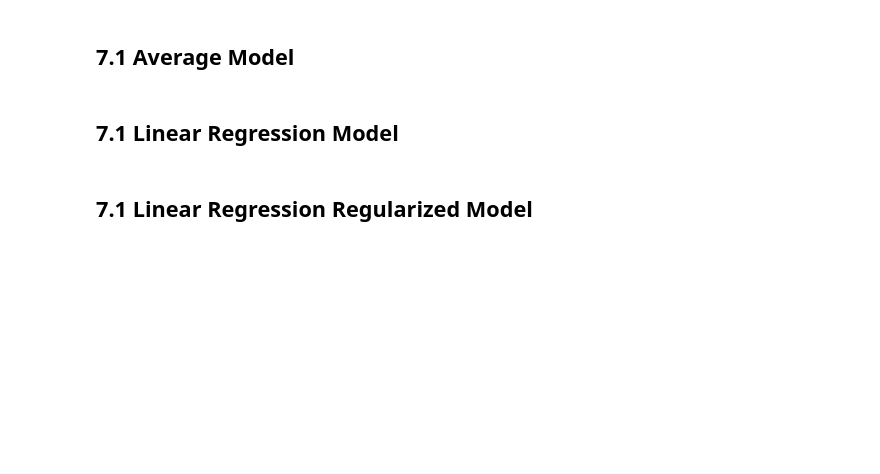
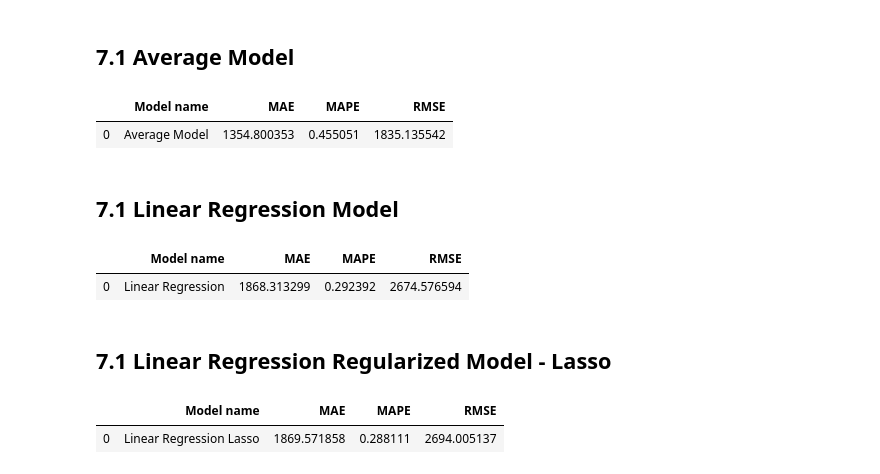
Before and after one commit to cidones/data-science-em-producao, a Jupyter notebook: M07_v01_store_sales_prediction.ipynb, the cells around one changed output. Cells and saved outputs as stored; diff of their text form; code cells hidden in the pictures; blank space fills up the shorter version.

Commit message:
Linear Regression and Lasso

```diff
--- a/M07_v01_store_sales_prediction.ipynb
+++ b/M07_v01_store_sales_prediction.ipynb
@@ -955,7 +969,7 @@ y_train = X_train['sales']
 
 #test dataset
 X_test = df6[df6['date'] >= '2015-06-19']
-x_test = X_test['sales']
+y_test = X_test['sales']
 
 print('Training min Date:{}'.format(X_train['date'].min() ) )
 print('Training max Date:{}'.format(X_train['date'].max() ) )
@@ -1116,21 +1113,24 @@ def ml_error(model_name, y, yhat):
 # %%
 #original dataset but only test
 aux1 = x_test.copy()
 aux1['sales'] = y_test.copy()
 
 #prediction
-aux2 = aux1[['store', 'sales']].groupby('store').mean()reset_index().rename(columns={'sales': 'predictions'})
-pd.meanrge( aux1, aux2, how='left', on='store')
+aux2 = aux1[['store', 'sales']].groupby('store').mean().reset_index().rename(columns={'sales': 'predictions'})
+aux1 = pd.merge( aux1, aux2, how='left', on='store')
 yhat_baseline = aux1['predictions']
 
 #Performance
 baseline_result = ml_error( 'Average Model ', np.expm1(y_test), np.expm1(yhat_baseline))
 baseline_result
+# %% [output]
+|  | Model name | MAE | MAPE | RMSE |
+| 0 | Average Model | 1354.800353 | 0.455051 | 1835.135542 |
 # %% [markdown]
 ## 7.1 Linear Regression Model
 # %%
 #model
-LinearRegressor().fit(x_train, y_train)
+lr = LinearRegression().fit(x_train, y_train)
 
 #prediction
 yhat_lr = lr.predict( x_test )
@@ -1138,5 +1138,21 @@ yhat_lr = lr.predict( x_test )
 #performance
 lr_result = ml_error('Linear Regression', np.expm1( y_test ), np.expm1(yhat_lr))
 lr_result
+# %% [output]
+|  | Model name | MAE | MAPE | RMSE |
+| 0 | Linear Regression | 1868.313299 | 0.292392 | 2674.576594 |
 # %% [markdown]
-## 7.1 Linear Regression Regularized Model
+## 7.1 Linear Regression Regularized Model - Lasso
+# %%
+#model
+lrr = Lasso(alpha=0.001).fit(x_train, y_train)
+
+#prediction
+yhat_lrr = lrr.predict( x_test )
+
+#performance
+lrr_result = ml_error('Linear Regression Lasso', np.expm1( y_test ), np.expm1(yhat_lrr))
+lrr_result
+# %% [output]
+|  | Model name | MAE | MAPE | RMSE |
+| 0 | Linear Regression Lasso | 1869.571858 | 0.288111 | 2694.005137 |
```
Also changed, not shown: parts of 6 cells of this notebook.
